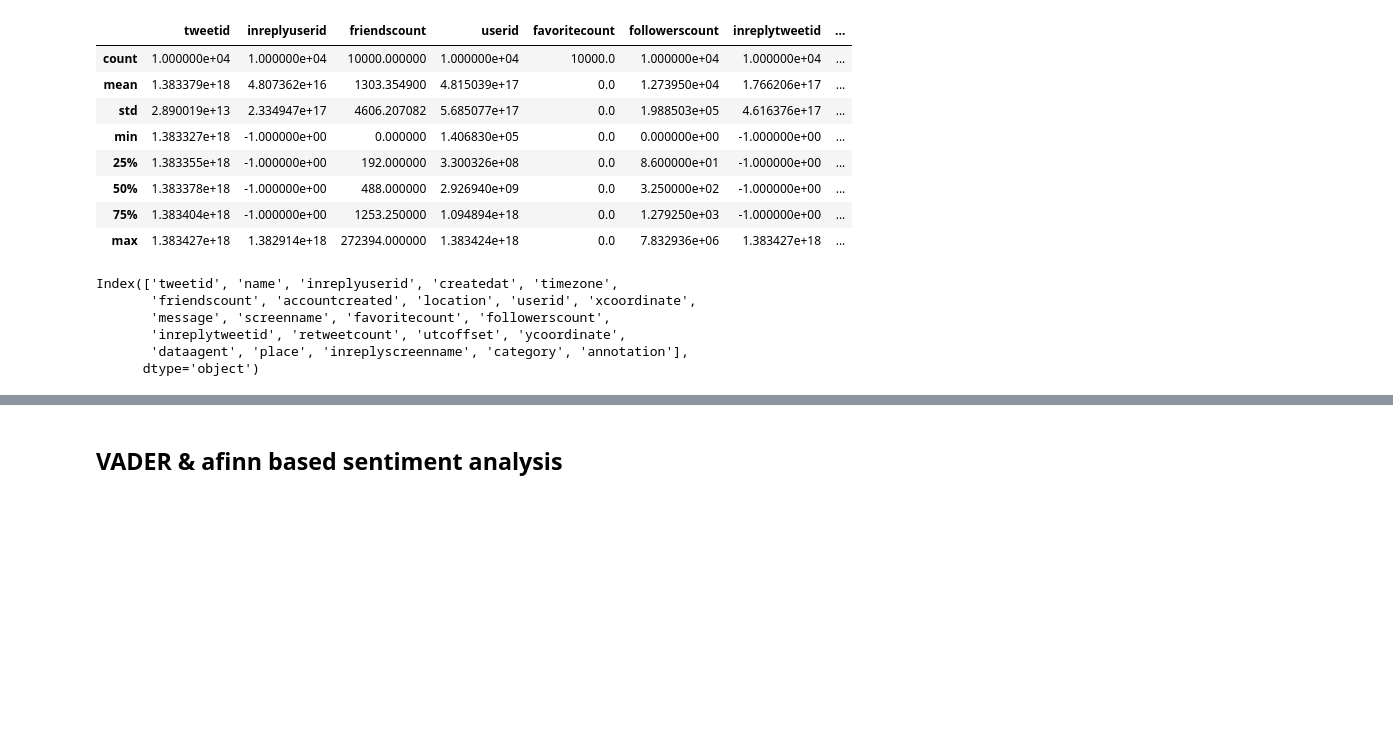
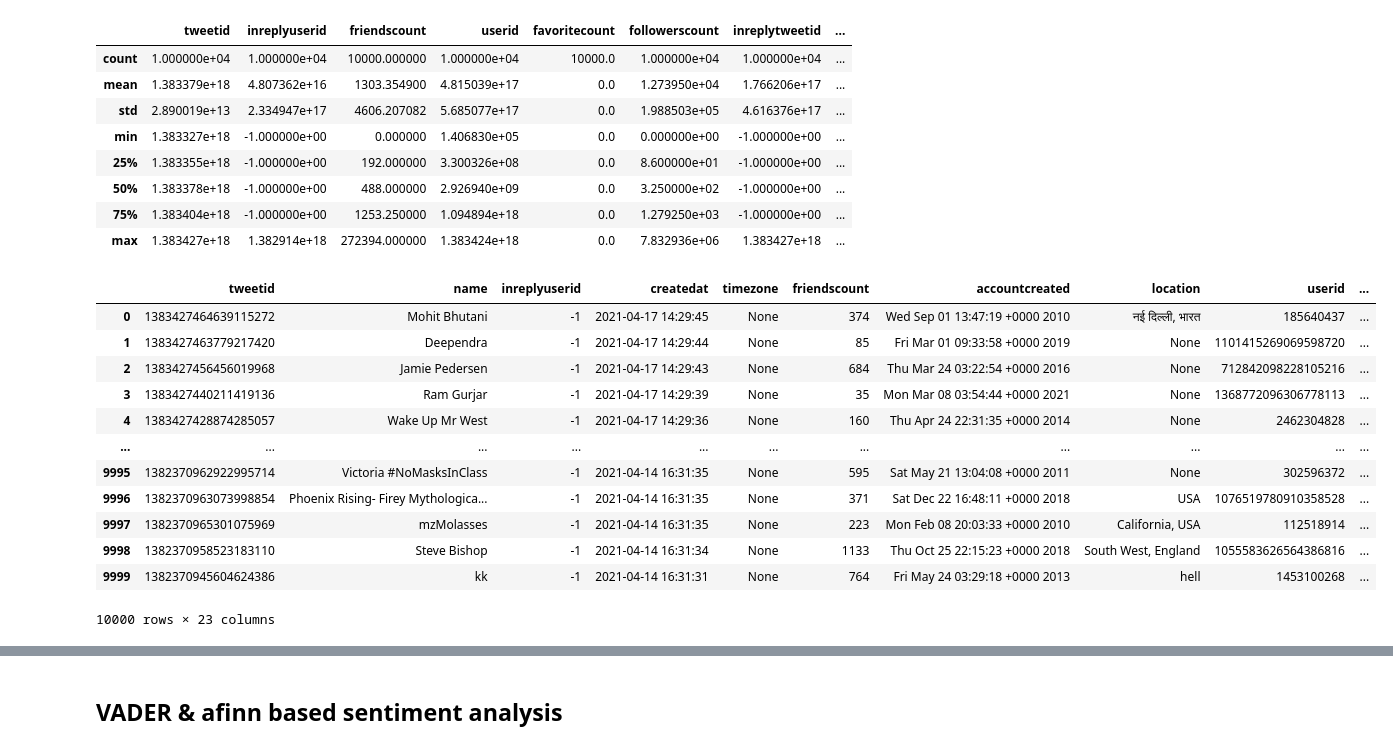
Before and after one commit to VenugopalBhatia/antivax_sa, a Jupyter notebook: analysis.ipynb, the cells around one changed output, grey strips where cells are left out. Cells and saved outputs as stored; diff of their text form; code cells hidden in the pictures; blank space fills up the shorter version.

```diff
--- a/analysis.ipynb
+++ b/analysis.ipynb
@@ -43,12 +93,18 @@ df_pro.describe()
 # %%
 df_anti = pd.read_csv(r'./data/vaccine_anti.csv')
 # df_anti['message'].drop_duplicates()
+df_anti
+# %% [output]
+|  | tweetid | name | inreplyuserid | createdat | timezone | friendscount | accountcreated | location | userid | ... |
+| 0 | 1383427464639115272 | Mohit Bhutani | -1 | 2021-04-17 14:29:45 | None | 374 | Wed Sep 01 13:47:19 +0000 2010 | नई दिल्ली, भारत | 185640437 | ... |
+| 1 | 1383427463779217420 | Deependra | -1 | 2021-04-17 14:29:44 | None | 85 | Fri Mar 01 09:33:58 +0000 2019 | None | 1101415269069598720 | ... |
+| 2 | 1383427456456019968 | Jamie Pedersen | -1 | 2021-04-17 14:29:43 | None | 684 | Thu Mar 24 03:22:54 +0000 2016 | None | 712842098228105216 | ... |
+| 3 | 1383427440211419136 | Ram Gurjar | -1 | 2021-04-17 14:29:39 | None | 35 | Mon Mar 08 03:54:44 +0000 2021 | None | 1368772096306778113 | ... |
+| 4 | 1383427428874285057 | Wake Up Mr West | -1 | 2021-04-17 14:29:36 | None | 160 | Thu Apr 24 22:31:35 +0000 2014 | None | 2462304828 | ... |
+| ... | ... | ... | ... | ... | ... | ... | ... | ... | ... | ... |
+| 9995 | 1382370962922995714 | Victoria #NoMasksInClass | -1 | 2021-04-14 16:31:35 | None | 595 | Sat May 21 13:04:08 +0000 2011 | None | 302596372 | ... |
+| 9996 | 1382370963073998854 | Phoenix Rising- Firey Mythologica... | -1 | 2021-04-14 16:31:35 | None | 371 | Sat Dec 22 16:48:11 +0000 2018 | USA | 1076519780910358528 | ... |
+| 9997 | 1382370965301075969 | mzMolasses | -1 | 2021-04-14 16:31:35 | None | 223 | Mon Feb 08 20:03:33 +0000 2010 | California, USA | 112518914 | ... |
+| 9998 | 1382370958523183110 | Steve Bishop | -1 | 2021-04-14 16:31:34 | None | 1133 | Thu Oct 25 22:15:23 +0000 2018 | South West, England | 1055583626564386816 | ... |
+| 9999 | 1382370945604624386 | kk | -1 | 2021-04-14 16:31:31 | None | 764 | Fri May 24 03:29:18 +0000 2013 | hell | 1453100268 | ... |
+10000 rows × 23 columns
-# %%
-df_anti.columns
-# %% [output]
-Index(['tweetid', 'name', 'inreplyuserid', 'createdat', 'timezone',
-       'friendscount', 'accountcreated', 'location', 'userid', 'xcoordinate',
-       'message', 'screenname', 'favoritecount', 'followerscount',
-       'inreplytweetid', 'retweetcount', 'utcoffset', 'ycoordinate',
-       'dataagent', 'place', 'inreplyscreenname', 'category', 'annotation'],
-      dtype='object')
```
Also changed, not shown: parts of 16 cells of this notebook, 4 other files.
